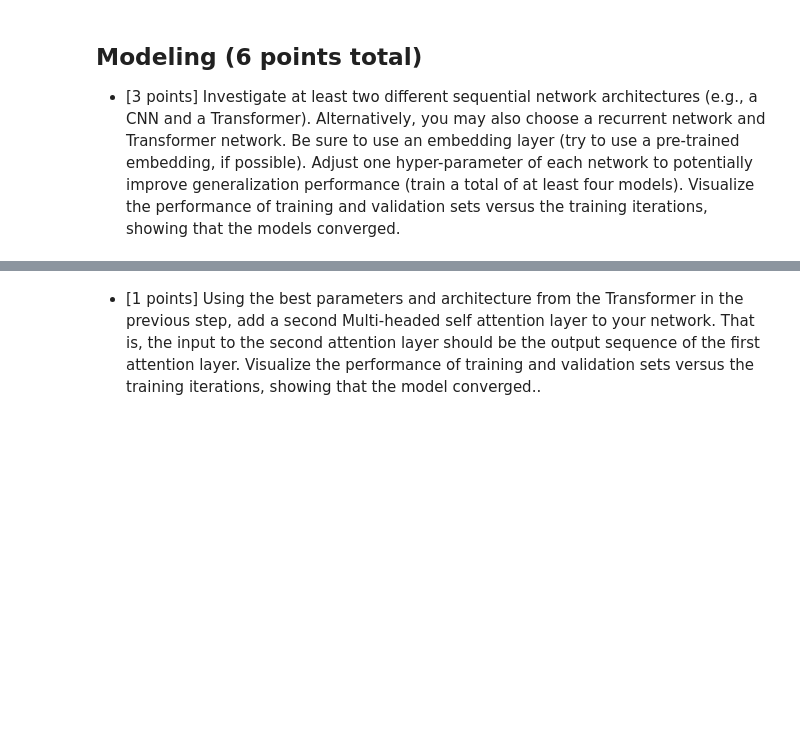
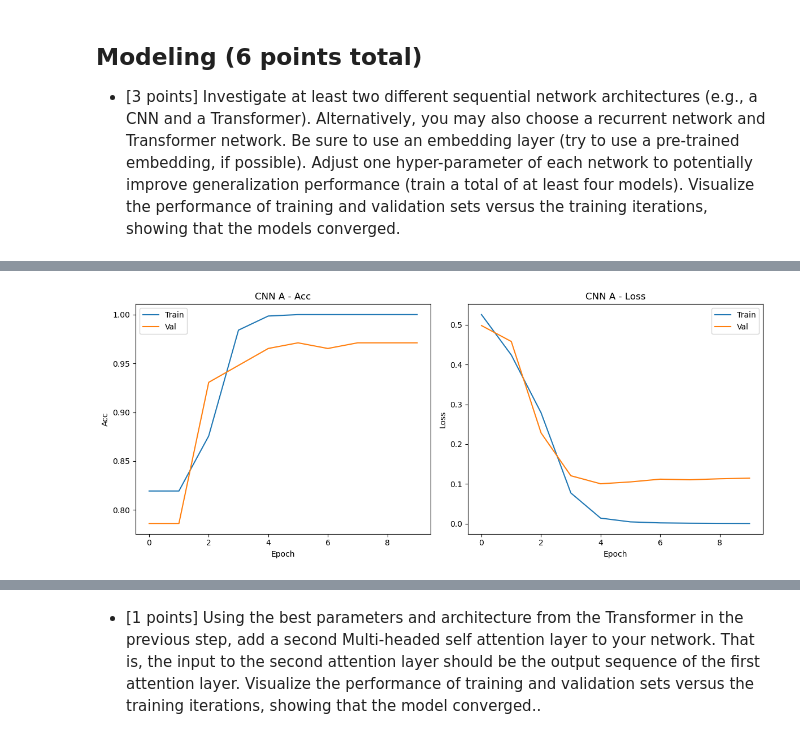
Before and after one commit to 48878679/CS5324_Lab7, a Jupyter notebook: Lab7.ipynb, the cells around one changed output, grey strips where cells are left out. Drawn from its saved outputs; the diff is of its cells as text; code cells hidden in the pictures; blank space fills up the shorter version.

Commit message:
first part of modeling done.

```diff
--- a/Lab7.ipynb
+++ b/Lab7.ipynb
@@ -26,0 +37,10 @@ test_df = pd.read_csv('SMS_test.csv', encoding='cp1252')
+# %%
+# Load data
+dfTrain = pd.read_csv('SMS_train.csv', encoding='cp1252')
+dfTest = pd.read_csv('SMS_test.csv', encoding='cp1252')
+
+# Combine the datasets
+dfCombined = pd.concat([dfTrain, dfTest], ignore_index=True)
+
+dfCombined.head()
+dfCombined.info()
@@ -28,4 +118,71 @@ test_df = pd.read_csv('SMS_test.csv', encoding='cp1252')
 ## Modeling (6 points total)
 * [3 points] Investigate at least two different sequential network architectures (e.g., a CNN and a Transformer). Alternatively, you may also choose a recurrent network and Transformer network. Be sure to use an embedding layer (try to use a pre-trained embedding, if possible). Adjust one hyper-parameter of each network to potentially improve generalization performance (train a total of at least four models). Visualize the performance of training and validation sets versus the training iterations, showing that the models converged.
 # %%
-# code
+# CNN
+# Plot training results
+def plot_metrics(hist, title):
+    plt.figure(figsize=(12, 5))
+    plt.subplot(1, 2, 1)
+    plt.plot(hist.history['accuracy'], label='Train')
+    plt.plot(hist.history['val_accuracy'], label='Val')
+    plt.title(f'{title} - Acc')
+    plt.xlabel('Epoch')
+    plt.ylabel('Acc')
+    plt.legend()
+
+    plt.subplot(1, 2, 2)
+    plt.plot(hist.history['loss'], label='Train')
+    plt.plot(hist.history['val_loss'], label='Val')
+    plt.title(f'{title} - Loss')
+    plt.xlabel('Epoch')
+    plt.ylabel('Loss')
+    plt.legend()
+    plt.tight_layout()
+    plt.show()
+
+# Input
+inp = Input(shape=(X_train.shape[1],))
+emb = Embedding(input_dim=vocab_size, output_dim=128, input_length=X_train.shape[1])(inp)
+
+# CNN A
+conv1 = Conv1D(128, 5, activation='relu')(emb)
+drop1 = Dropout(0.4)(conv1)
+pool1 = GlobalMaxPooling1D()(conv1)
+dense1 = Dense(10, activation='relu')(pool1)
+out1 = Dense(1, activation='sigmoid')(dense1)
+
+model1 = Model(inputs=inp, outputs=out1)
+model1.compile(optimizer=Adam(), loss='binary_crossentropy', metrics=['accuracy'])
+
+# Train A
+hist1 = model1.fit(X_train, y_train, epochs=10, batch_size=32, validation_split=0.2, verbose=1)
+plot_metrics(hist1, "CNN A")
+
+# Eval A
+pred1 = (model1.predict(X_test) > 0.5).astype(int)
+print("F1 A:", f1_score(y_test, pred1))
+print("Conf A:\n", confusion_matrix(y_test, pred1))
+print("Prec A:", precision_score(y_test, pred1))
+print("Rec A:", recall_score(y_test, pred1))
+
+# CNN B
+conv2 = Conv1D(64, 3, activation='relu')(emb)
+drop2 = Dropout(0.4)(conv2)
+pool2 = GlobalMaxPooling1D()(conv2)
+dense2 = Dense(20, activation='relu')(pool2)
+out2 = Dense(1, activation='sigmoid')(dense2)
+
+model2 = Model(inputs=inp, outputs=out2)
+model2.compile(optimizer=Adam(), loss='binary_crossentropy', metrics=['accuracy'])
+
+# Train B
+hist2 = model2.fit(X_train, y_train, epochs=10, batch_size=32, validation_split=0.2, verbose=1)
+plot_metrics(hist2, "CNN B")
+
+# Eval B
+pred2 = (model2.predict(X_test) > 0.5).astype(int)
+print("F1 B:", f1_score(y_test, pred2))
+print("Conf B:\n", confusion_matrix(y_test, pred2))
+print("Prec B:", precision_score(y_test, pred2))
+print("Rec B:", recall_score(y_test, pred2))
+# %% [output]
@@ -31,0 +209 @@ test_df = pd.read_csv('SMS_test.csv', encoding='cp1252')
+[figure, added]
```
Also changed, not shown: parts of 8 cells of this notebook.
